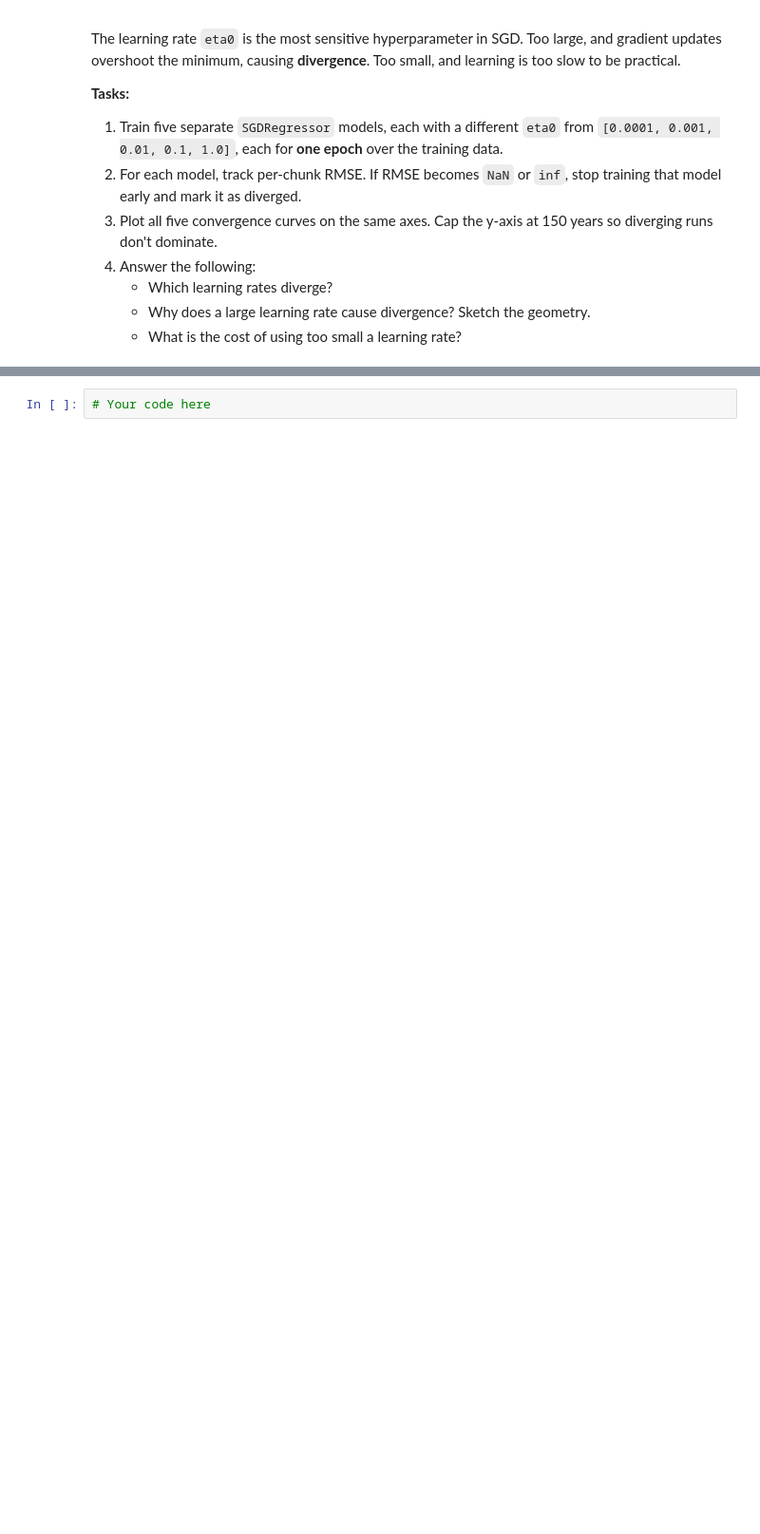
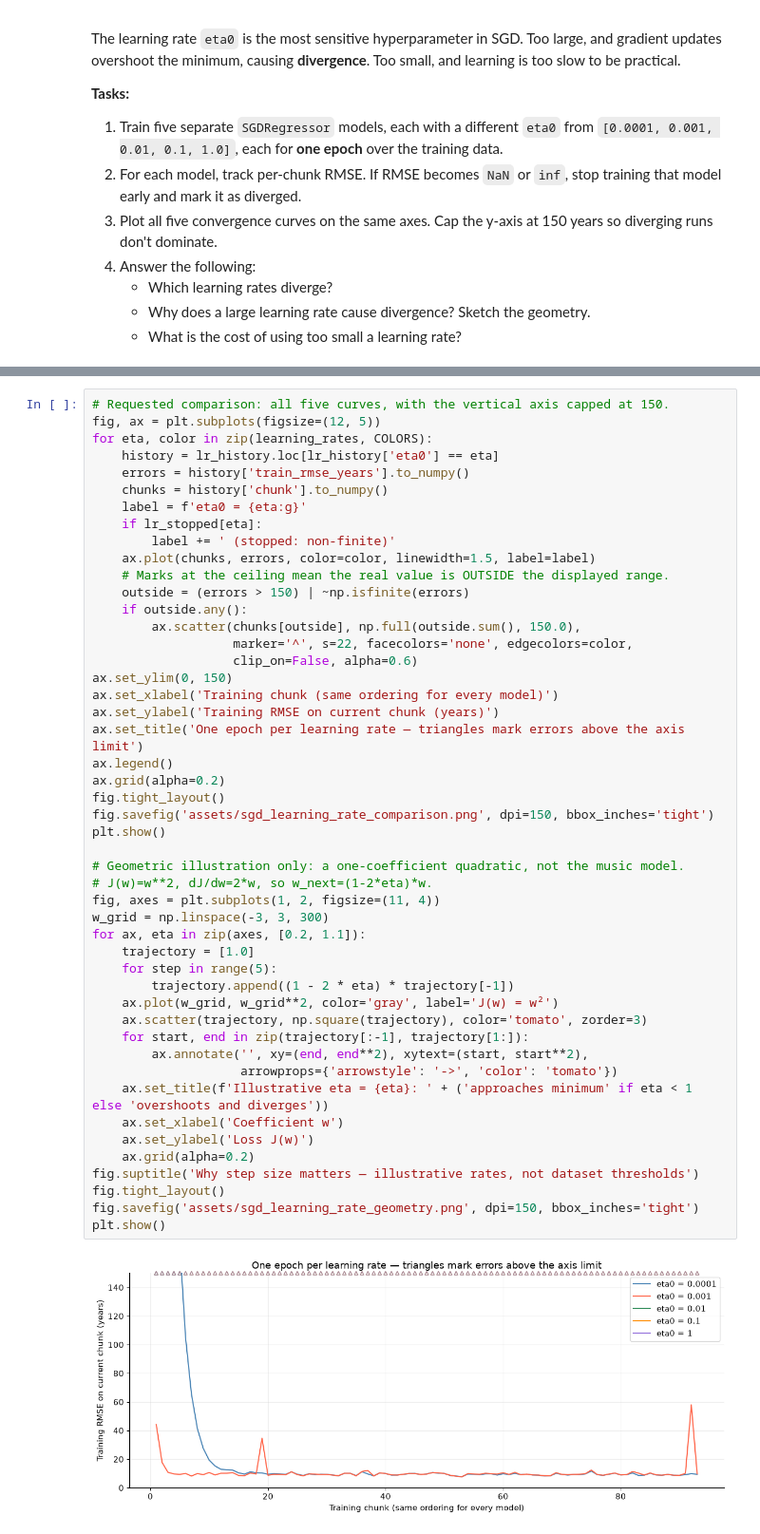
Before and after one commit to lenytacuri/ml-semana1, a Jupyter notebook: linear_regression.ipynb, the cells around one changed output, grey strips where cells are left out. Shown at 95% size. Drawn from its saved outputs; the diff is of its cells as text; blank space fills up the shorter version.

```diff
--- a/linear_regression.ipynb
+++ b/linear_regression.ipynb
@@ -1349,2 +1800,50 @@ The learning rate `eta0` is the most sensitive hyperparameter in SGD. Too large,
 # %%
-# Your code here
+# Requested comparison: all five curves, with the vertical axis capped at 150.
+fig, ax = plt.subplots(figsize=(12, 5))
+for eta, color in zip(learning_rates, COLORS):
+    history = lr_history.loc[lr_history['eta0'] == eta]
+    errors = history['train_rmse_years'].to_numpy()
+    chunks = history['chunk'].to_numpy()
+    label = f'eta0 = {eta:g}'
+    if lr_stopped[eta]:
+        label += ' (stopped: non-finite)'
+    ax.plot(chunks, errors, color=color, linewidth=1.5, label=label)
+    # Marks at the ceiling mean the real value is OUTSIDE the displayed range.
+    outside = (errors > 150) | ~np.isfinite(errors)
+    if outside.any():
+        ax.scatter(chunks[outside], np.full(outside.sum(), 150.0),
+                   marker='^', s=22, facecolors='none', edgecolors=color,
+                   clip_on=False, alpha=0.6)
+ax.set_ylim(0, 150)
+ax.set_xlabel('Training chunk (same ordering for every model)')
+ax.set_ylabel('Training RMSE on current chunk (years)')
+ax.set_title('One epoch per learning rate — triangles mark errors above the axis limit')
+ax.legend()
+ax.grid(alpha=0.2)
+fig.tight_layout()
+fig.savefig('assets/sgd_learning_rate_comparison.png', dpi=150, bbox_inches='tight')
+plt.show()
+
+# Geometric illustration only: a one-coefficient quadratic, not the music model.
+# J(w)=w**2, dJ/dw=2*w, so w_next=(1-2*eta)*w.
+fig, axes = plt.subplots(1, 2, figsize=(11, 4))
+w_grid = np.linspace(-3, 3, 300)
+for ax, eta in zip(axes, [0.2, 1.1]):
+    trajectory = [1.0]
+    for step in range(5):
+        trajectory.append((1 - 2 * eta) * trajectory[-1])
+    ax.plot(w_grid, w_grid**2, color='gray', label='J(w) = w²')
+    ax.scatter(trajectory, np.square(trajectory), color='tomato', zorder=3)
+    for start, end in zip(trajectory[:-1], trajectory[1:]):
+        ax.annotate('', xy=(end, end**2), xytext=(start, start**2),
+                    arrowprops={'arrowstyle': '->', 'color': 'tomato'})
+    ax.set_title(f'Illustrative eta = {eta}: ' + ('approaches minimum' if eta < 1 else 'overshoots and diverges'))
+    ax.set_xlabel('Coefficient w')
+    ax.set_ylabel('Loss J(w)')
+    ax.grid(alpha=0.2)
+fig.suptitle('Why step size matters — illustrative rates, not dataset thresholds')
+fig.tight_layout()
+fig.savefig('assets/sgd_learning_rate_geometry.png', dpi=150, bbox_inches='tight')
+plt.show()
+# %% [output]
+[figure, added]
```
Also changed, not shown: parts of 16 cells of this notebook, 16 other files.
